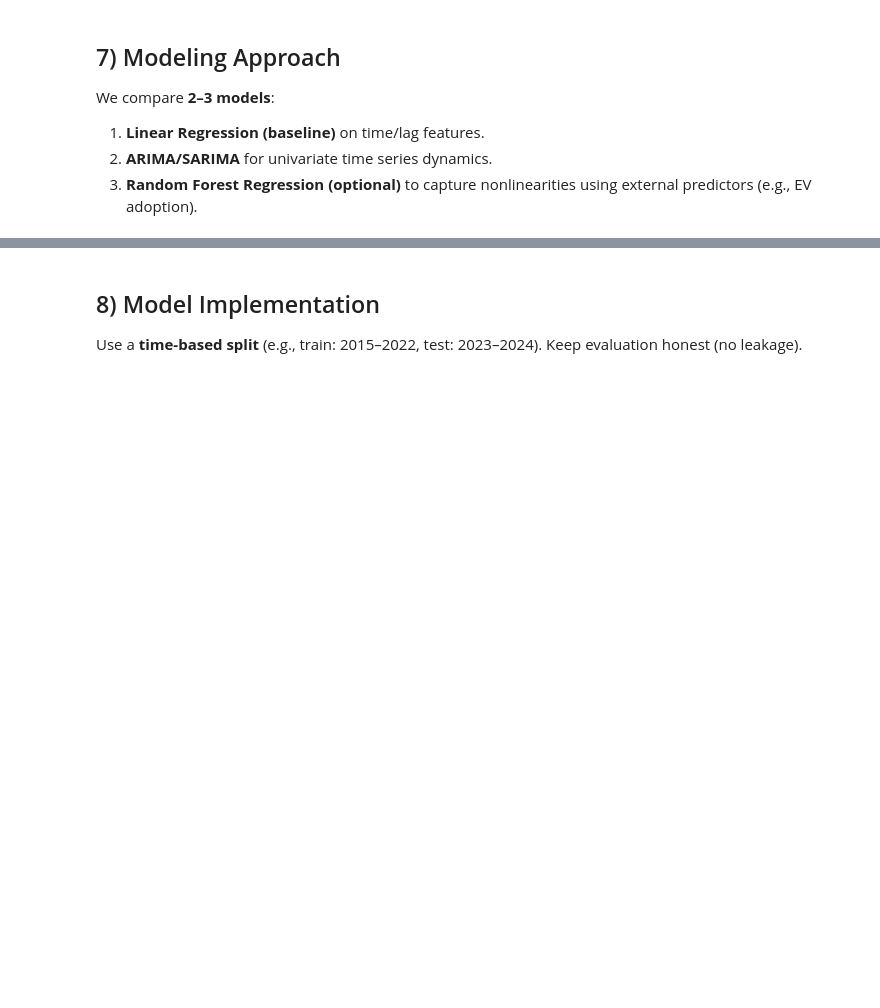
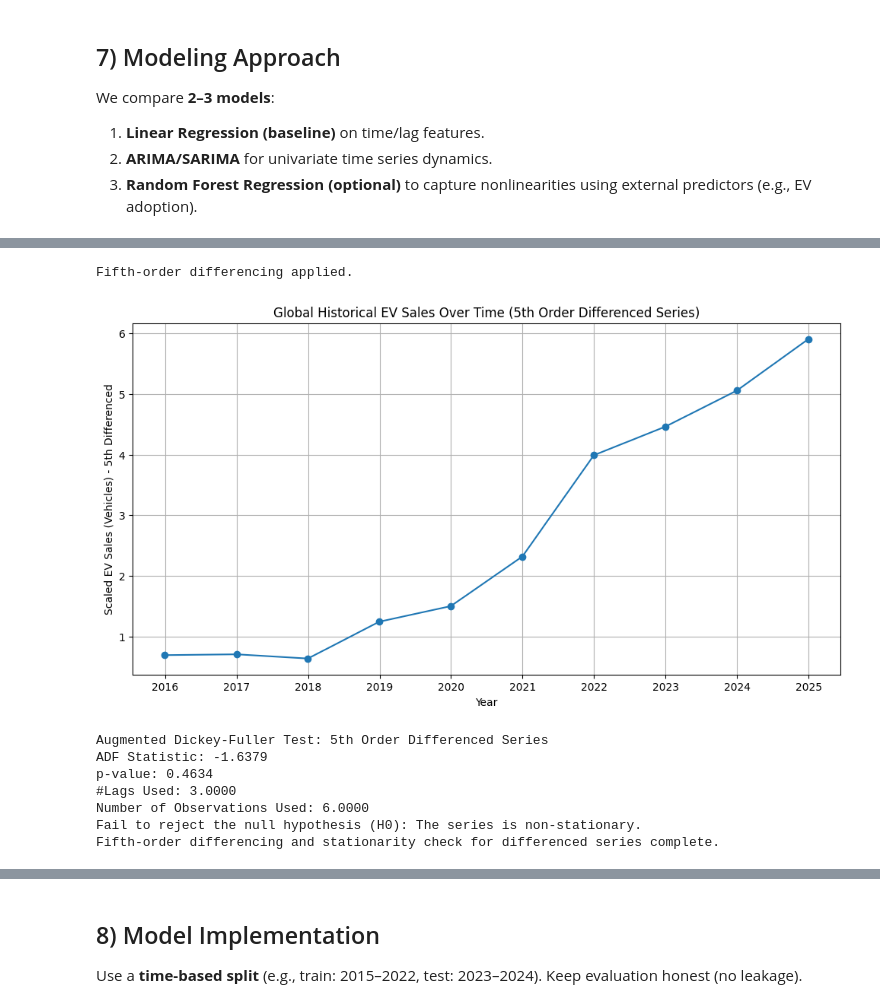
Before and after one commit to almuhannaalhinai/IS-4487, a Jupyter notebook: Group_2_[Tesla]_IS_4487_Project.ipynb, the cells around one changed output, grey strips where cells are left out. Cells and saved outputs as stored; diff of their text form; code cells hidden in the pictures; blank space fills up the shorter version.

```diff
--- a/Group_2_[Tesla]_IS_4487_Project.ipynb
+++ b/Group_2_[Tesla]_IS_4487_Project.ipynb
@@ -51,0 +700,25 @@ We compare **2–3 models**:
+# %%
+# 1. Filter the df DataFrame based on specified criteria
+df_global_ev_sales = df[
+    (df['category_Projection-STEPS'] == False) &
+    (df['region_country_World'] == True) &
+    (df['parameter_EV sales'] == True) &
+    (df['unit_Vehicles'] == True)
+].copy()
+
+# 2. Aggregate 'value' by 'year' to ensure unique years
+global_ev_sales_ts = df_global_ev_sales.groupby('year')['value'].sum()
+
+# 3. Convert the index to pandas DatetimeIndex (assuming year represents end of year)
+global_ev_sales_ts.index = pd.to_datetime(global_ev_sales_ts.index.astype(str) + '-12-31')
+
+# 4. Sort the resulting time series by its index (year) - already sorted by groupby index, but good practice
+global_ev_sales_ts = global_ev_sales_ts.sort_index()
+
+# 5. Ensure consistent yearly frequency 'YE-DEC' for ARIMA
+global_ev_sales_ts = global_ev_sales_ts.asfreq('YE-DEC')
+
+# 6. Display the first few entries and the shape of the prepared time series
+print("\nFirst 5 entries of Global Historical EV Sales Time Series:")
+display(global_ev_sales_ts.head())
+print(f"\nShape of Global Historical EV Sales Time Series: {global_ev_sales_ts.shape}")
@@ -51,0 +779,28 @@ We compare **2–3 models**:
+# %%
+# Apply fifth-order differencing
+global_ev_sales_ts_diff5 = global_ev_sales_ts.diff(5).dropna()
+print("Fifth-order differencing applied.")
+
+# Plot the fifth-order differenced series
+plt.figure(figsize=(12, 6))
+plt.plot(global_ev_sales_ts_diff5.index, global_ev_sales_ts_diff5.values, marker='o')
+plt.title('Global Historical EV Sales Over Time (5th Order Differenced Series)')
+plt.xlabel('Year')
+plt.ylabel('Scaled EV Sales (Vehicles) - 5th Differenced')
+plt.grid(True)
+plt.show()
+
+# Rerun the ADF test on the fifth-order differenced series
+is_stationary_differenced5 = adf_test(global_ev_sales_ts_diff5, title='5th Order Differenced Series')
+
+print("Fifth-order differencing and stationarity check for differenced series complete.")
+# %% [output]
+Fifth-order differencing applied.
+[figure, added]
+Augmented Dickey-Fuller Test: 5th Order Differenced Series
+ADF Statistic: -1.6379
+p-value: 0.4634
+#Lags Used: 3.0000
+Number of Observations Used: 6.0000
+Fail to reject the null hypothesis (H0): The series is non-stationary.
+Fifth-order differencing and stationarity check for differenced series complete.
```
Also changed, not shown: parts of 62 cells of this notebook.
